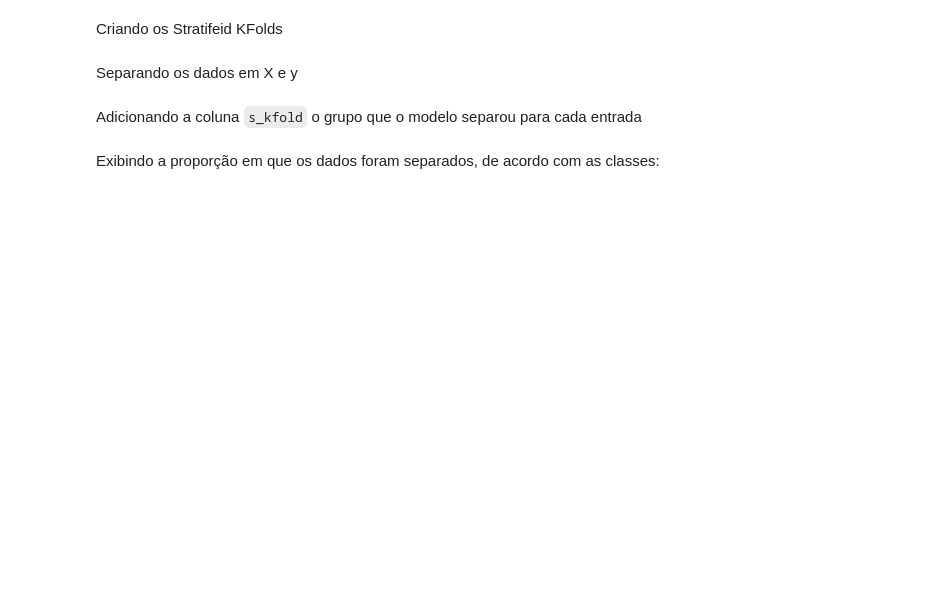
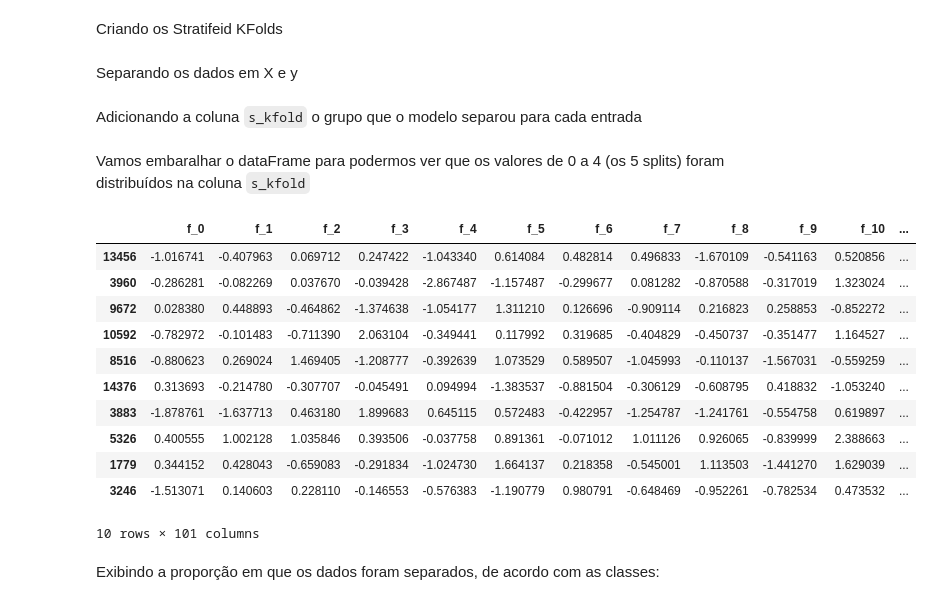
Before and after one commit to miguelsmachado/Aproching_any_ML_probloem, a Jupyter notebook: AAMLP_Cross_validation.ipynb, the cells around one changed output. Saved outputs shown, nothing was run; the diff lists cells and outputs as text; code cells hidden in the pictures; blank space fills up the shorter version.

```diff
--- a/AAMLP_Cross_validation.ipynb
+++ b/AAMLP_Cross_validation.ipynb
@@ -423,6 +433,23 @@ Adicionando a coluna `s_kfold` o grupo que o modelo separou para cada entrada
 # %%
 for fold, (trn_, val_) in enumerate(skf.split(X, y)):
   X.loc[val_, 's_kfold'] = fold
+# %% [markdown]
+Vamos embaralhar o dataFrame para podermos ver que os valores de 0 a 4 (os 5 splits) foram distribuídos na coluna `s_kfold`
+# %%
+X.sample(frac=1).head(10)
+# %% [output]
+|  | f_0 | f_1 | f_2 | f_3 | f_4 | f_5 | f_6 | f_7 | f_8 | f_9 | f_10 | ... |
+| 13456 | -1.016741 | -0.407963 | 0.069712 | 0.247422 | -1.043340 | 0.614084 | 0.482814 | 0.496833 | -1.670109 | -0.541163 | 0.520856 | ... |
+| 3960 | -0.286281 | -0.082269 | 0.037670 | -0.039428 | -2.867487 | -1.157487 | -0.299677 | 0.081282 | -0.870588 | -0.317019 | 1.323024 | ... |
+| 9672 | 0.028380 | 0.448893 | -0.464862 | -1.374638 | -1.054177 | 1.311210 | 0.126696 | -0.909114 | 0.216823 | 0.258853 | -0.852272 | ... |
+| 10592 | -0.782972 | -0.101483 | -0.711390 | 2.063104 | -0.349441 | 0.117992 | 0.319685 | -0.404829 | -0.450737 | -0.351477 | 1.164527 | ... |
+| 8516 | -0.880623 | 0.269024 | 1.469405 | -1.208777 | -0.392639 | 1.073529 | 0.589507 | -1.045993 | -0.110137 | -1.567031 | -0.559259 | ... |
+| 14376 | 0.313693 | -0.214780 | -0.307707 | -0.045491 | 0.094994 | -1.383537 | -0.881504 | -0.306129 | -0.608795 | 0.418832 | -1.053240 | ... |
+| 3883 | -1.878761 | -1.637713 | 0.463180 | 1.899683 | 0.645115 | 0.572483 | -0.422957 | -1.254787 | -1.241761 | -0.554758 | 0.619897 | ... |
+| 5326 | 0.400555 | 1.002128 | 1.035846 | 0.393506 | -0.037758 | 0.891361 | -0.071012 | 1.011126 | 0.926065 | -0.839999 | 2.388663 | ... |
+| 1779 | 0.344152 | 0.428043 | -0.659083 | -0.291834 | -1.024730 | 1.664137 | 0.218358 | -0.545001 | 1.113503 | -1.441270 | 1.629039 | ... |
+| 3246 | -1.513071 | 0.140603 | 0.228110 | -0.146553 | -0.576383 | -1.190779 | 0.980791 | -0.648469 | -0.952261 | -0.782534 | 0.473532 | ... |
+10 rows × 101 columns
 # %% [markdown]
 Exibindo a proporção em que os dados foram separados, de acordo com as classes:
 # %%
```
Also changed, not shown: parts of 18 cells of this notebook.
